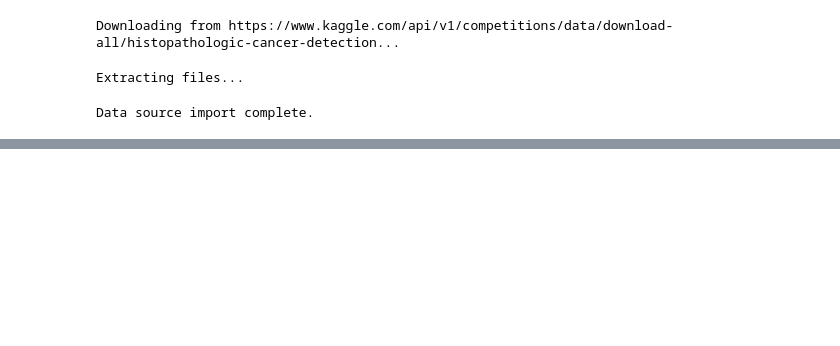
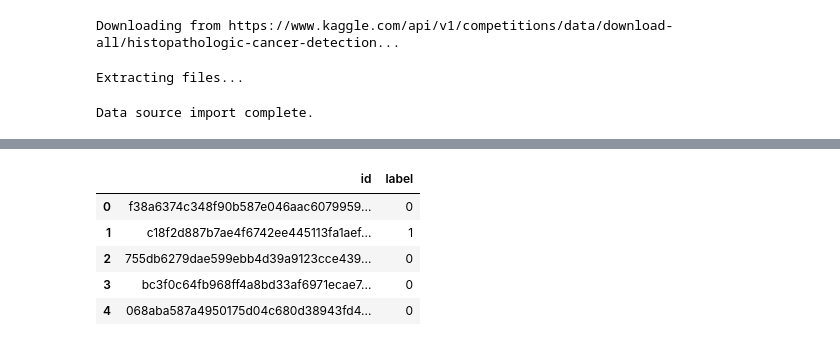
Before and after one commit to ryan-bulger/Cancer-Detection, a Jupyter notebook: notebook2e309d8c3e.ipynb, the cells around one changed output, grey strips where cells are left out. Drawn from its saved outputs; the diff is of its cells as text; code cells hidden in the pictures; blank space fills up the shorter version.

```diff
--- a/notebook2e309d8c3e.ipynb
+++ b/notebook2e309d8c3e.ipynb
@@ -30,0 +63,18 @@ sample_submission.csv  test  train  train_labels.csv
+# %%
+# Define dataset paths relative to the local repository
+train_dir = '/kaggle/histopathologic-cancer-detection/train/'
+test_dir = '/kaggle/histopathologic-cancer-detection/test/'
+labels_csv = '/kaggle/histopathologic-cancer-detection/train_labels.csv'
+sample_submission_csv = '/kaggle/histopathologic-cancer-detection/sample_submission.csv'
+
+labels_df = pd.read_csv(labels_csv)
+
+# Display the first few rows
+labels_df.head()
+# %% [output]
+|  | id | label |
+| 0 | f38a6374c348f90b587e046aac6079959... | 0 |
+| 1 | c18f2d887b7ae4f6742ee445113fa1aef... | 1 |
+| 2 | 755db6279dae599ebb4d39a9123cce439... | 0 |
+| 3 | bc3f0c64fb968ff4a8bd33af6971ecae7... | 0 |
+| 4 | 068aba587a4950175d04c680d38943fd4... | 0 |
```
Also changed, not shown: parts of 20 cells of this notebook.
